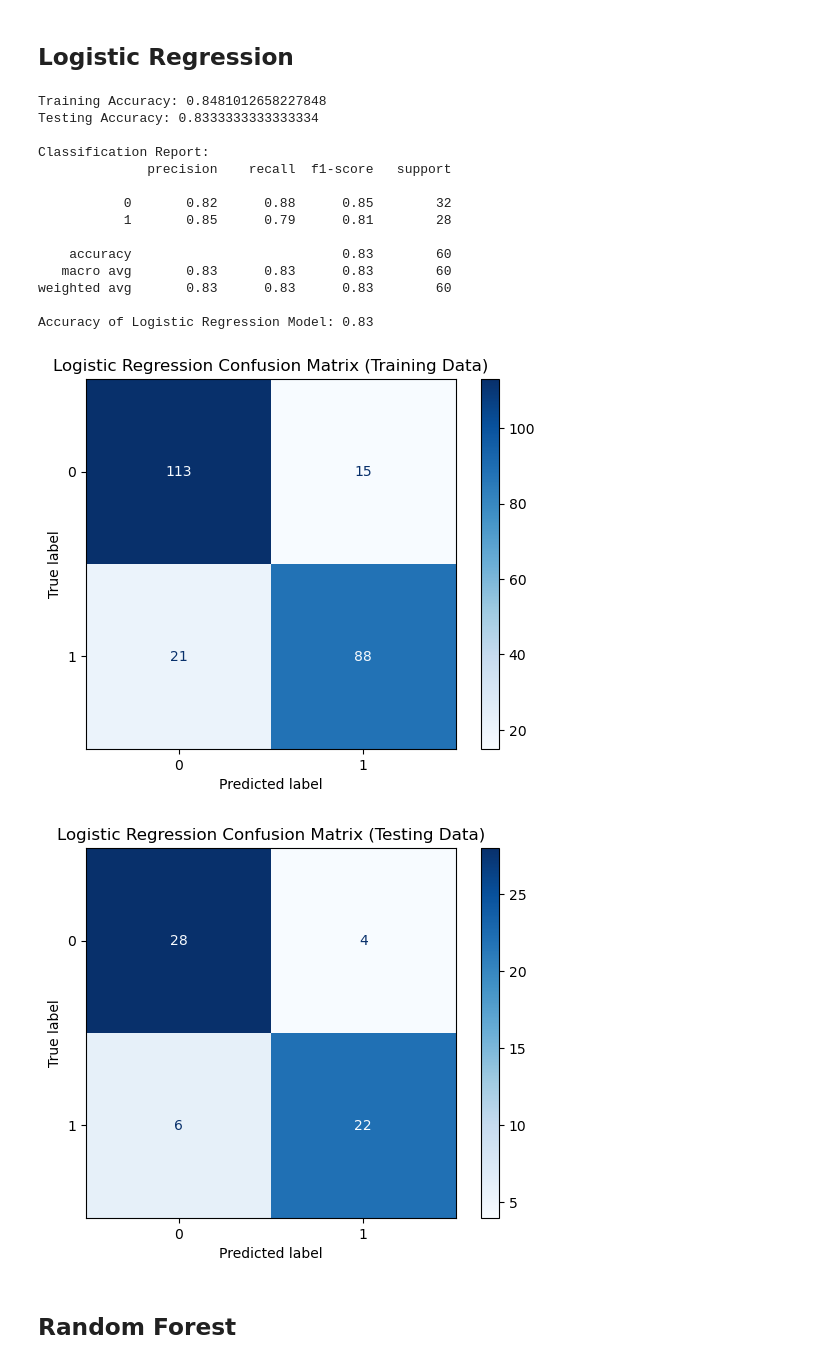
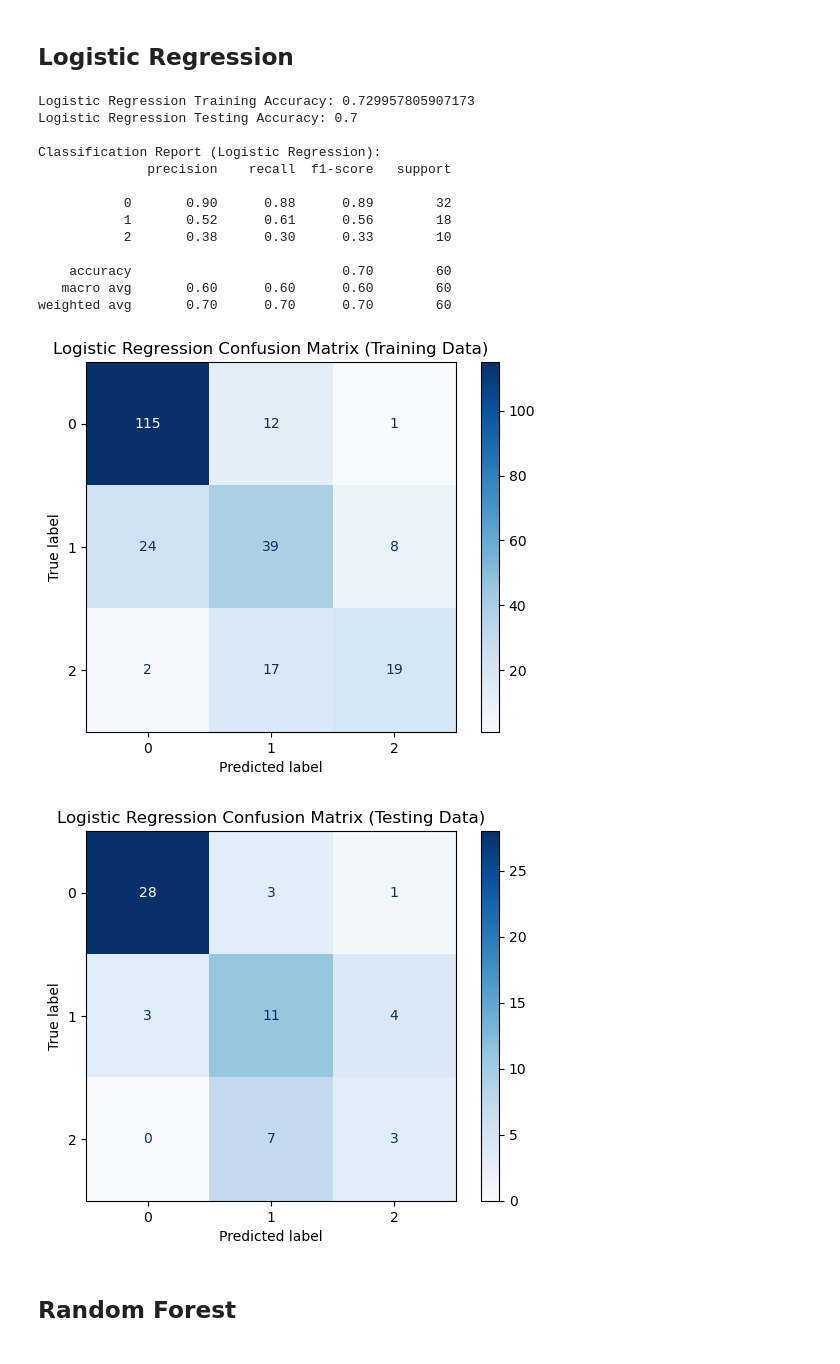
Before and after one commit to fzi2000/Dissertation_HeartDisease, a Jupyter notebook: Heart Disease 20 Dec (2) (1) (3).ipynb, the cells around one changed output. Saved outputs shown, nothing was run; the diff lists cells and outputs as text; code cells hidden in the pictures.

```diff
--- a/Heart Disease 20 Dec (2) (1) (3).ipynb
+++ b/Heart Disease 20 Dec (2) (1) (3).ipynb
@@ -250,9 +279,6 @@ Exercise-induced angina (exang = 1) is less frequent but likely correlates stron
 A balanced split between heart disease present (num = 1) and absent (num = 0).
 This balance is critical for unbiased model training.
 # %%
-# Drop 'disease_status' column after plotting
-heart_data = heart_data.drop(columns=['disease_status'])
-
 # Statistical measure of data
 pd.set_option("display.float", "{:.2f}".format)
 heart_data.describe()
@@ -364,15 +390,7 @@ heart_data = heart_data.dropna(subset=['thal', 'ca'])
 heart_data['thal'] = heart_data['thal'].astype(int)
 heart_data['ca'] = heart_data['ca'].astype(int)
 
-# Group all 'target' values 1, 2, 3 into 1
-# heart_data['target'] = heart_data['target'].apply(lambda x: 1 if x in [1, 2, 3] else x)
-heart_data['num'] = heart_data['num'].apply(lambda x: 1 if x > 0 else 0)
-# Verify the target variable
-print(heart_data['num'].value_counts())
-
-# Verify the changes
-# print(heart_data[['thal', 'ca', 'target']].head())
-
 # Print the shape to confirm rows with NaN were dropped
 print(f"Data shape after processing: {heart_data.shape}")
+print(heart_data.columns)
 # %% [output]
@@ -548,56 +553,52 @@ Standard Deviation: 0.07361025794892433
 # %% [markdown]
 ## Logistic Regression
 # %%
-# Define and Train the Logistic Regression Model
-model = LogisticRegression(max_iter=1000, random_state=45)
-model.fit(X_train, y_train)
+from sklearn.utils.class_weight import compute_class_weight# Calculate Class Weights
+# class_weights = compute_class_weight('balanced', classes=np.unique(y_train), y=y_train)
+# class_weights_dict = {i: weight for i, weight in enumerate(class_weights)}
+# print("Class Weights:", class_weights_dict)
 
-# Make Predictions
-Y_train_pred = model.predict(X_train)  # Predictions on Training Set
-Y_test_pred = model.predict(X_test)    # Predictions on Testing Set
+### Logistic Regression with Class Weights ###
+log_model = LogisticRegression(max_iter=1000, random_state=45)
+log_model.fit(X_train_scaled, y_train)
 
-# Evaluate Training and Testing Scores
-train_accuracy = accuracy_score(y_train, Y_train_pred)
-test_accuracy = accuracy_score(y_test, Y_test_pred)
-print("Training Accuracy:", train_accuracy)
-print("Testing Accuracy:", test_accuracy)
+# Predictions for Logistic Regression
+y_train_pred_log = log_model.predict(X_train_scaled)
+y_test_pred_log = log_model.predict(X_test_scaled)
 
-# Classification Report
-print("\nClassification Report:")
-print(classification_report(y_test, Y_test_pred))
+# Logistic Regression Evaluation
+print("\nLogistic Regression Training Accuracy:", accuracy_score(y_train, y_train_pred_log))
+print("Logistic Regression Testing Accuracy:", accuracy_score(y_test, y_test_pred_log))
 
-# Accuracy Score
-accuracy = accuracy_score(y_test, Y_test_pred)
-print(f"Accuracy of Logistic Regression Model: {accuracy:.2f}")
+print("\nClassification Report (Logistic Regression):")
+print(classification_report(y_test, y_test_pred_log))
 
-# Confusion Matrix for Training Set
-cm_train = confusion_matrix(y_train, Y_train_pred)
-ConfusionMatrixDisplay(confusion_matrix=cm_train, display_labels=[0, 1]).plot(cmap='Blues')
+# Confusion Matrix - Logistic Regression
+cm_train_log = confusion_matrix(y_train, y_train_pred_log)
+ConfusionMatrixDisplay(confusion_matrix=cm_train_log, display_labels=np.unique(y_train)).plot(cmap='Blues')
 plt.title("Logistic Regression Confusion Matrix (Training Data)")
 plt.show()
 
-# Confusion Matrix for Testing Set
-cm_test = confusion_matrix(y_test, Y_test_pred)
-ConfusionMatrixDisplay(confusion_matrix=cm_test, display_labels=[0, 1]).plot(cmap='Blues')
+cm_test_log = confusion_matrix(y_test, y_test_pred_log)
+ConfusionMatrixDisplay(confusion_matrix=cm_test_log, display_labels=np.unique(y_train)).plot(cmap='Blues')
 plt.title("Logistic Regression Confusion Matrix (Testing Data)")
 plt.show()
 # %% [output]
-Training Accuracy: 0.8481012658227848
-Testing Accuracy: 0.8333333333333334
+Logistic Regression Training Accuracy: 0.729957805907173
+Logistic Regression Testing Accuracy: 0.7
 
-Classification Report:
+Classification Report (Logistic Regression):
               precision    recall  f1-score   support
 
-           0       0.82      0.88      0.85        32
-           1       0.85      0.79      0.81        28
+           0       0.90      0.88      0.89        32
+           1       0.52      0.61      0.56        18
+           2       0.38      0.30      0.33        10
 
-    accuracy                           0.83        60
-   macro avg       0.83      0.83      0.83        60
-weighted avg       0.83      0.83      0.83        60
-
-Accuracy of Logistic Regression Model: 0.83
+    accuracy                           0.70        60
+   macro avg       0.60      0.60      0.60        60
+weighted avg       0.70      0.70      0.70        60
-[figure, old version]
+[figure, new version]
-[figure, old version]
+[figure, new version]
 # %% [markdown]
 ## Random Forest
 # %%
```
Also changed, not shown: parts of 21 cells of this notebook.
